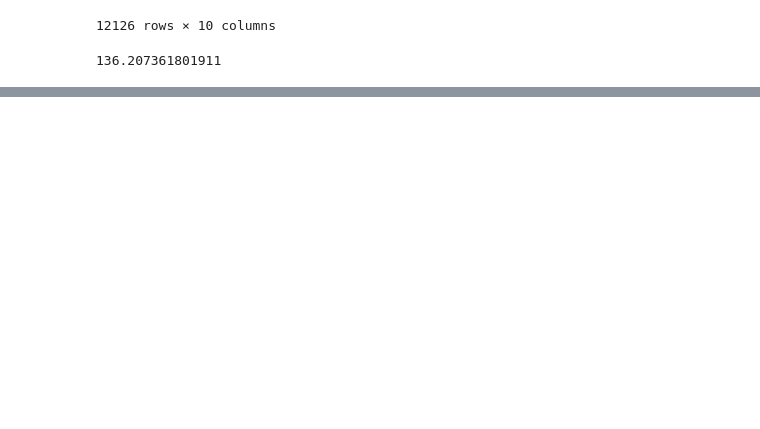
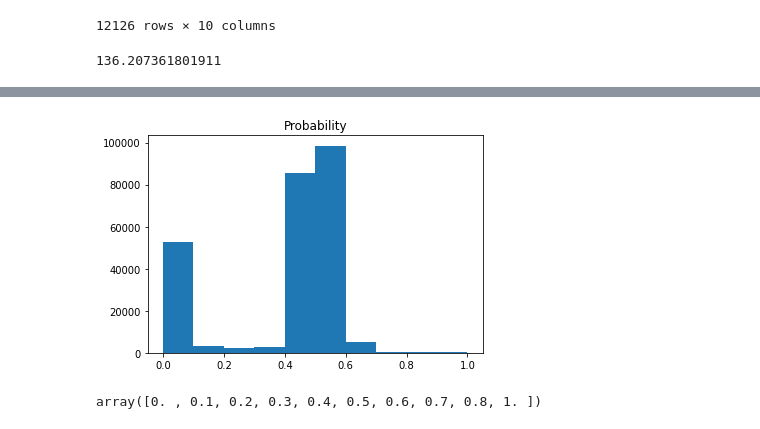
Before and after one commit to gtsitsiridis/bind-af2-embed, a Jupyter notebook: notebooks/train_notebook.ipynb, the cells around one changed output, grey strips where cells are left out. Cells and saved outputs as stored; diff of their text form; code cells hidden in the pictures; blank space fills up the shorter version.

```diff
--- a/notebooks/train_notebook.ipynb
+++ b/notebooks/train_notebook.ipynb
@@ -71,0 +94,14 @@ df
+# %%
+import matplotlib.pyplot as plt
+import numpy as np
+from plots import Plots
+
+fig1, ax1 = plt.subplots()
+Plots.plot_hist(df.prob, ax=ax1, title='Probability')
+# %% [output]
+[figure, added]
+# %%
+cutoffs = np.linspace(0, 1, 10, endpoint=True)
+cutoffs = (cutoffs * 10).astype(int) / 10
+# %% [output]
+array([0. , 0.1, 0.2, 0.3, 0.4, 0.5, 0.6, 0.7, 0.8, 1. ])
```
Also changed, not shown: parts of 7 cells of this notebook, 15 other files.
